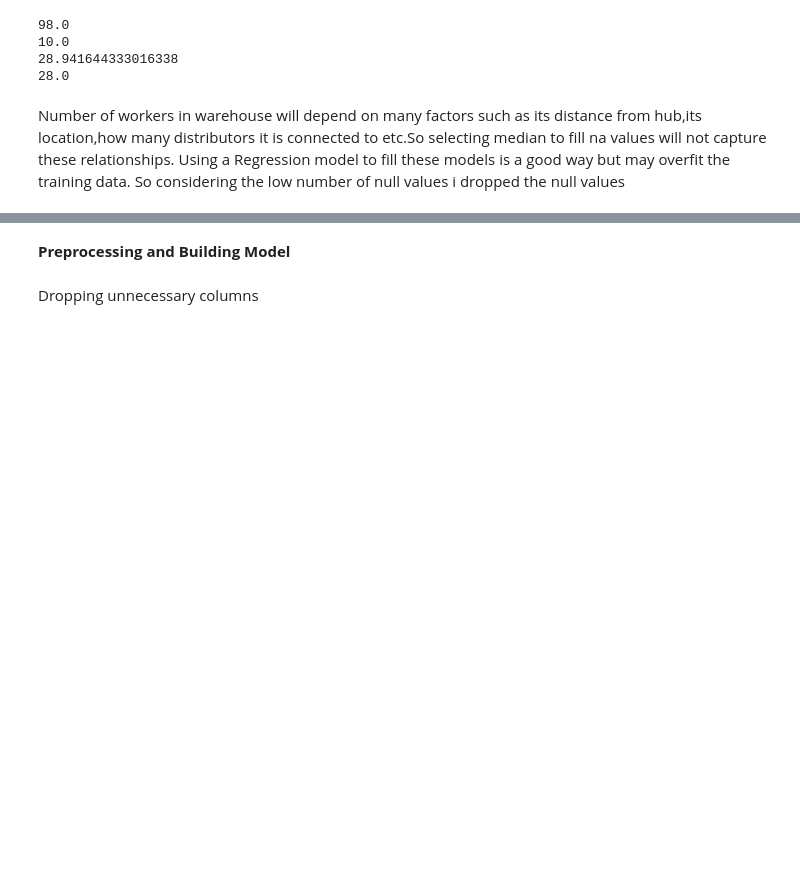
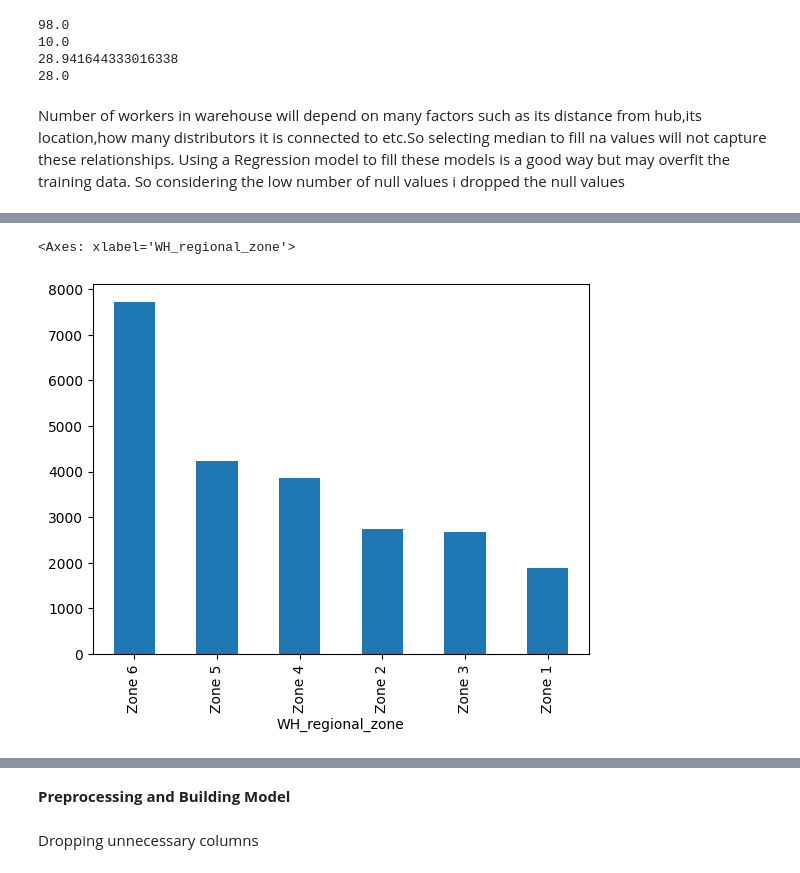
Before and after one commit to SamarthJ03/Supply-Chain-Optimzation, a Jupyter notebook: Supply_chain.ipynb, the cells around one changed output, grey strips where cells are left out. Cells and saved outputs as stored; diff of their text form; code cells hidden in the pictures; blank space fills up the shorter version.

```diff
--- a/Supply_chain.ipynb
+++ b/Supply_chain.ipynb
@@ -167,0 +219,5 @@ Number of workers in warehouse will depend on many factors such as its distance
+# %%
+fmcg['WH_regional_zone'].value_counts().plot(kind='bar')
+# %% [output]
+<Axes: xlabel='WH_regional_zone'>
+[figure, added]
```
Also changed, not shown: parts of 29 cells of this notebook.
